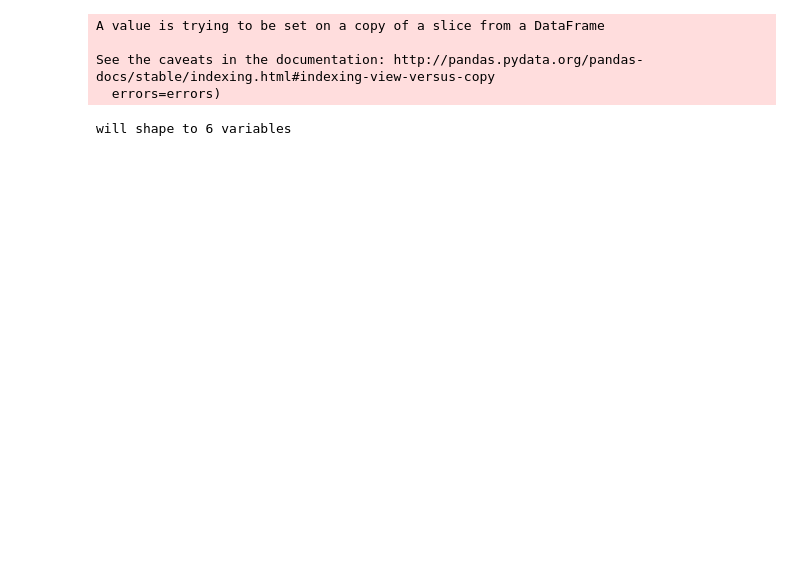
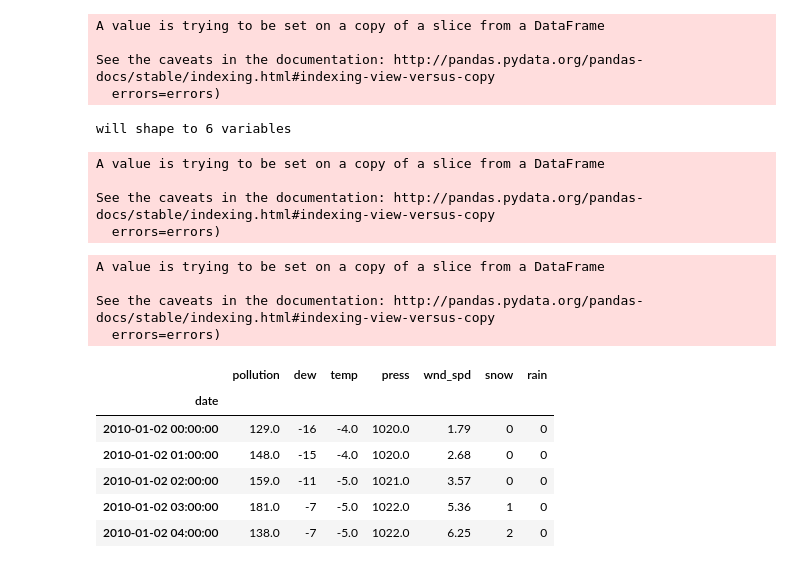
Before and after one commit to jasonchanhku/competition_prep, a Jupyter notebook: notebook/h2o_automl.ipynb, the cells around one changed output. Cells and saved outputs as stored; diff of their text form; code cells hidden in the pictures; blank space fills up the shorter version.

```diff
--- a/notebook/h2o_automl.ipynb
+++ b/notebook/h2o_automl.ipynb
@@ -303,0 +296,14 @@ will shape to 6 variables
+# %%
+df_train.drop(['wnd_dir'], axis=1, inplace=True)
+# %% [output]
+A value is trying to be set on a copy of a slice from a DataFrame
+
+See the caveats in the documentation: http://pandas.pydata.org/pandas-docs/stable/indexing.html#indexing-view-versus-copy
+  errors=errors)
+# %%
+df_test.drop(['wnd_dir'], axis=1, inplace=True)
+# %% [output]
+A value is trying to be set on a copy of a slice from a DataFrame
+
+See the caveats in the documentation: http://pandas.pydata.org/pandas-docs/stable/indexing.html#indexing-view-versus-copy
+  errors=errors)
@@ -303,0 +313,10 @@ will shape to 6 variables
+# %%
+df_train.head()
+# %% [output]
+|  | pollution | dew | temp | press | wnd_spd | snow | rain |
+| date |  |  |  |  |  |  |  |
+| 2010-01-02 00:00:00 | 129.0 | -16 | -4.0 | 1020.0 | 1.79 | 0 | 0 |
+| 2010-01-02 01:00:00 | 148.0 | -15 | -4.0 | 1020.0 | 2.68 | 0 | 0 |
+| 2010-01-02 02:00:00 | 159.0 | -11 | -5.0 | 1021.0 | 3.57 | 0 | 0 |
+| 2010-01-02 03:00:00 | 181.0 | -7 | -5.0 | 1022.0 | 5.36 | 1 | 0 |
+| 2010-01-02 04:00:00 | 138.0 | -7 | -5.0 | 1022.0 | 6.25 | 2 | 0 |
```
Also changed, not shown: parts of 13 cells of this notebook.
